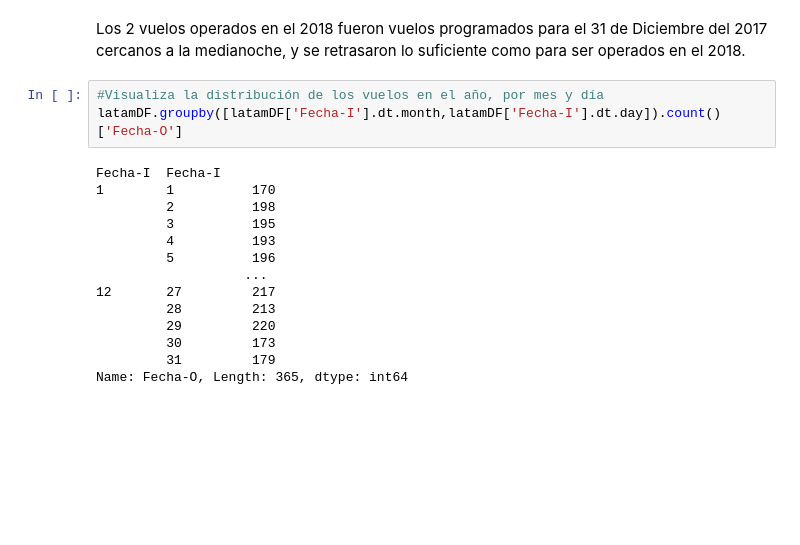
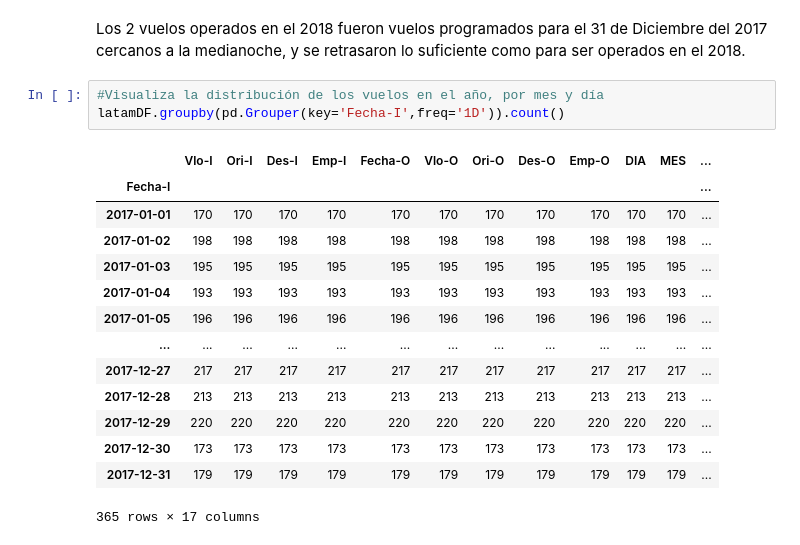
Before and after one commit to AndresFrancoG/desafioDSLatam, a Jupyter notebook: solution.ipynb, the cells around one changed output. Cells and saved outputs as stored; diff of their text form; blank space fills up the shorter version.

```diff
--- a/solution.ipynb
+++ b/solution.ipynb
@@ -61,18 +62,19 @@ latamDF[latamDF['Fecha-O'].dt.year==2018]
 Los 2 vuelos operados en el 2018 fueron vuelos programados para el 31 de Diciembre del 2017 cercanos a la medianoche, y se retrasaron lo suficiente como para ser operados en el 2018.
 # %%
 #Visualiza la distribución de los vuelos en el año, por mes y día
-latamDF.groupby([latamDF['Fecha-I'].dt.month,latamDF['Fecha-I'].dt.day]).count()['Fecha-O']
+latamDF.groupby(pd.Grouper(key='Fecha-I',freq='1D')).count()
 # %% [output]
+|  | Vlo-I | Ori-I | Des-I | Emp-I | Fecha-O | Vlo-O | Ori-O | Des-O | Emp-O | DIA | MES | ... |
+| Fecha-I |  |  |  |  |  |  |  |  |  |  |  | ... |
+| 2017-01-01 | 170 | 170 | 170 | 170 | 170 | 170 | 170 | 170 | 170 | 170 | 170 | ... |
+| 2017-01-02 | 198 | 198 | 198 | 198 | 198 | 198 | 198 | 198 | 198 | 198 | 198 | ... |
+| 2017-01-03 | 195 | 195 | 195 | 195 | 195 | 195 | 195 | 195 | 195 | 195 | 195 | ... |
+| 2017-01-04 | 193 | 193 | 193 | 193 | 193 | 193 | 193 | 193 | 193 | 193 | 193 | ... |
+| 2017-01-05 | 196 | 196 | 196 | 196 | 196 | 196 | 196 | 196 | 196 | 196 | 196 | ... |
+| ... | ... | ... | ... | ... | ... | ... | ... | ... | ... | ... | ... | ... |
+| 2017-12-27 | 217 | 217 | 217 | 217 | 217 | 217 | 217 | 217 | 217 | 217 | 217 | ... |
+| 2017-12-28 | 213 | 213 | 213 | 213 | 213 | 213 | 213 | 213 | 213 | 213 | 213 | ... |
+| 2017-12-29 | 220 | 220 | 220 | 220 | 220 | 220 | 220 | 220 | 220 | 220 | 220 | ... |
+| 2017-12-30 | 173 | 173 | 173 | 173 | 173 | 173 | 173 | 173 | 173 | 173 | 173 | ... |
+| 2017-12-31 | 179 | 179 | 179 | 179 | 179 | 179 | 179 | 179 | 179 | 179 | 179 | ... |
-Fecha-I  Fecha-I
-1        1          170
-         2          198
-         3          195
-         4          193
-         5          196
-                   ...
-12       27         217
-         28         213
-         29         220
-         30         173
-         31         179
-Name: Fecha-O, Length: 365, dtype: int64
+365 rows × 17 columns
```
Also changed, not shown: parts of 3 cells of this notebook.
